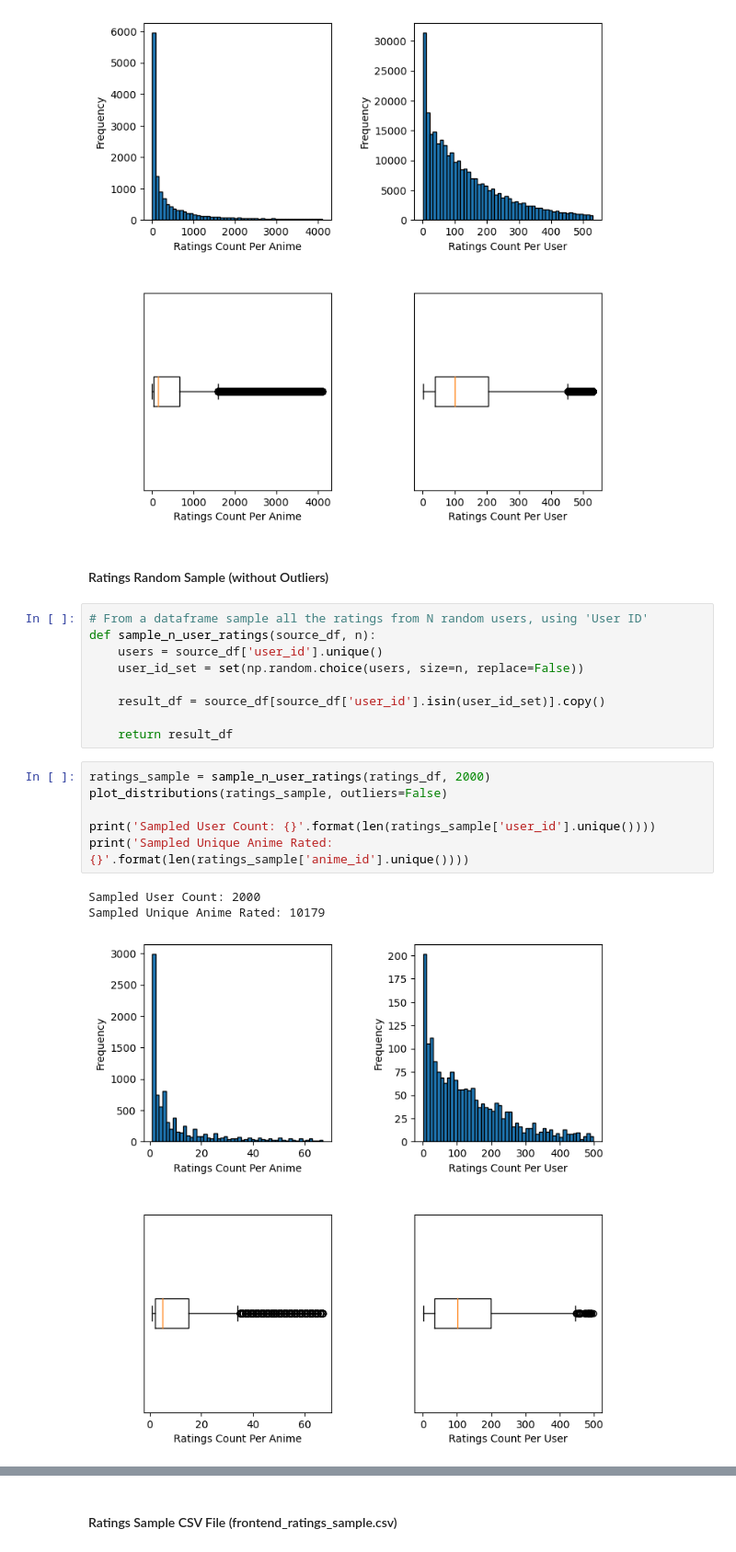
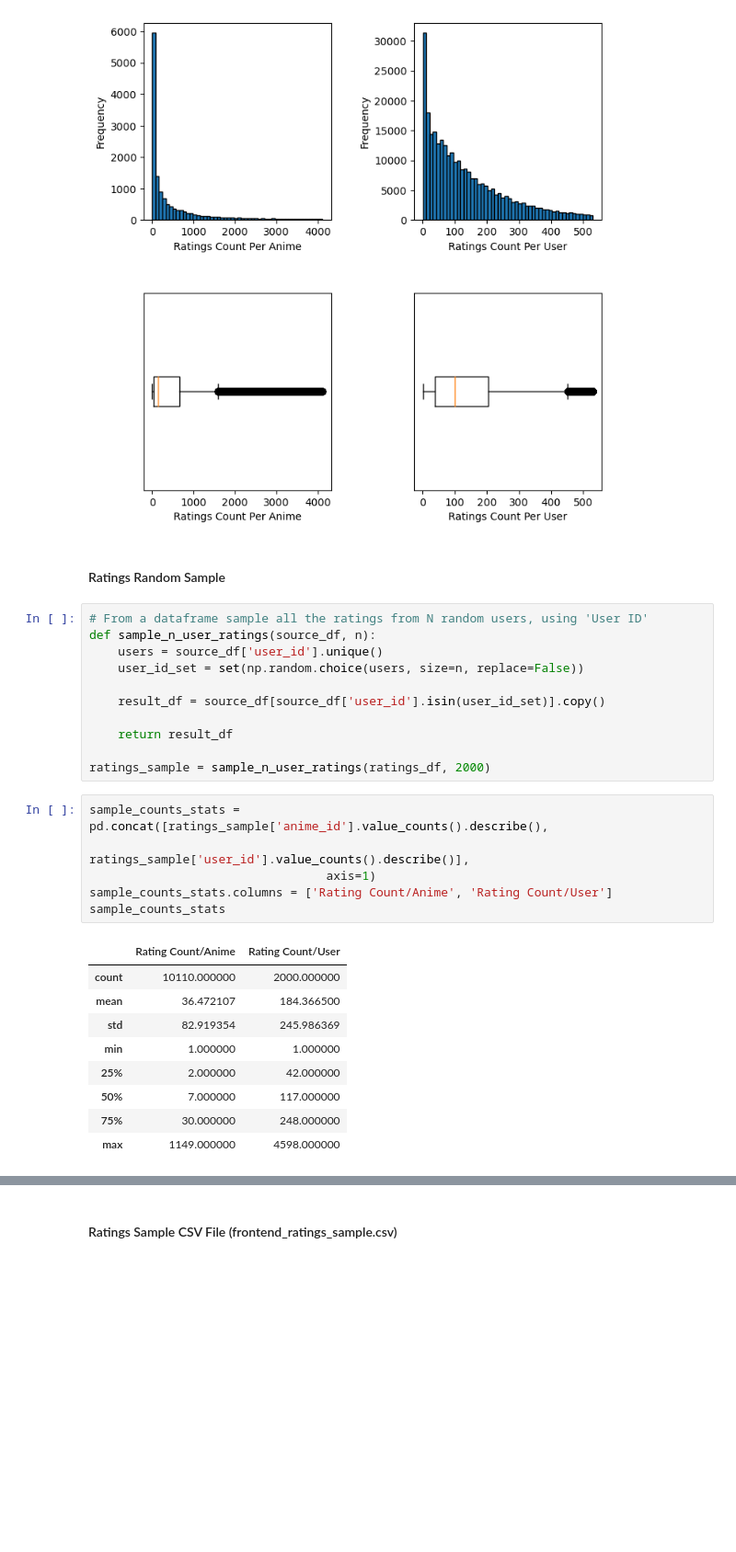
Before and after one commit to JayGus20/171Group10Project, a Jupyter notebook: ProjectCode.ipynb, the cells around one changed output, grey strips where cells are left out. Shown at 92% size. Cells and saved outputs as stored; diff of their text form; blank space fills up the shorter version.

```diff
--- a/ProjectCode.ipynb
+++ b/ProjectCode.ipynb
@@ -190,7 +194,7 @@ plot_distributions(ratings_df, outliers=False)
 # %% [output]
 [figure]
 # %% [markdown]
-#### Ratings Random Sample (without Outliers)
+#### Ratings Random Sample
 # %%
 # From a dataframe sample all the ratings from N random users, using 'User ID'
 def sample_n_user_ratings(source_df, n):
@@ -200,13 +204,21 @@ def sample_n_user_ratings(source_df, n):
     result_df = source_df[source_df['user_id'].isin(user_id_set)].copy()
 
     return result_df
+
+ratings_sample = sample_n_user_ratings(ratings_df, 2000)
 # %%
-ratings_sample = sample_n_user_ratings(ratings_df, 2000)
-plot_distributions(ratings_sample, outliers=False)
-
-print('Sampled User Count: {}'.format(len(ratings_sample['user_id'].unique())))
-print('Sampled Unique Anime Rated: {}'.format(len(ratings_sample['anime_id'].unique())))
+sample_counts_stats = pd.concat([ratings_sample['anime_id'].value_counts().describe(),
+                                 ratings_sample['user_id'].value_counts().describe()],
+                                 axis=1)
+sample_counts_stats.columns = ['Rating Count/Anime', 'Rating Count/User']
+sample_counts_stats
 # %% [output]
-Sampled User Count: 2000
-Sampled Unique Anime Rated: 10179
-[figure, removed]
+|  | Rating Count/Anime | Rating Count/User |
+| count | 10110.000000 | 2000.000000 |
+| mean | 36.472107 | 184.366500 |
+| std | 82.919354 | 245.986369 |
+| min | 1.000000 | 1.000000 |
+| 25% | 2.000000 | 42.000000 |
+| 50% | 7.000000 | 117.000000 |
+| 75% | 30.000000 | 248.000000 |
+| max | 1149.000000 | 4598.000000 |
```
Also changed, not shown: parts of 59 cells of this notebook, 4 other files.
